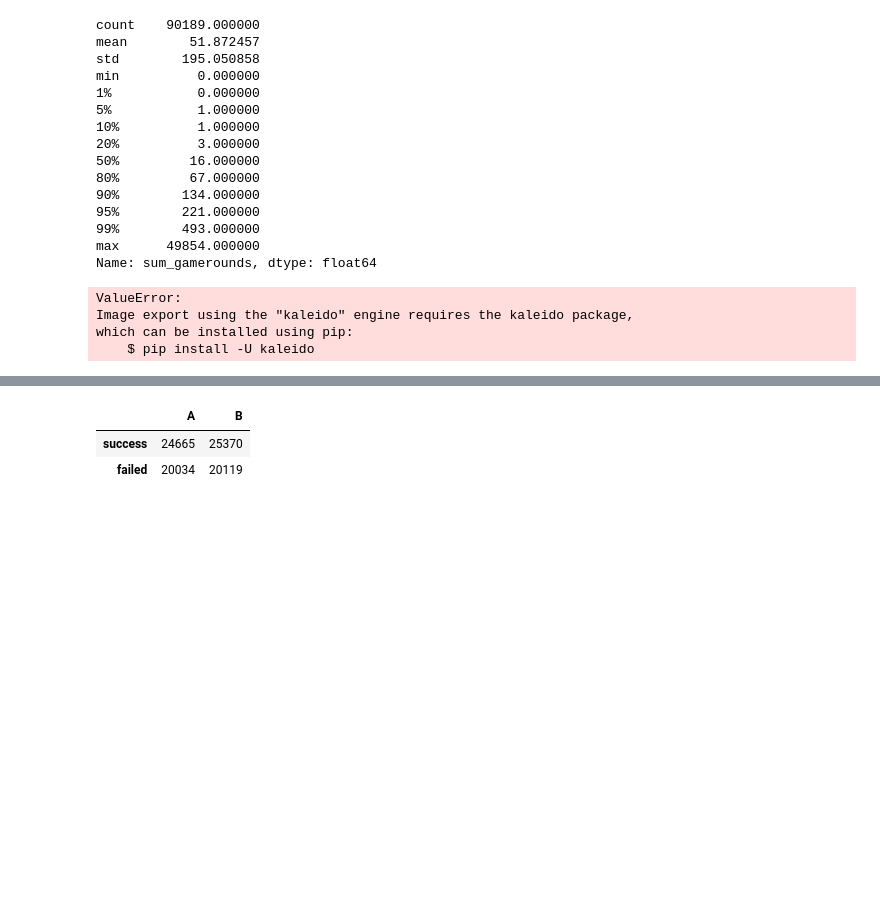
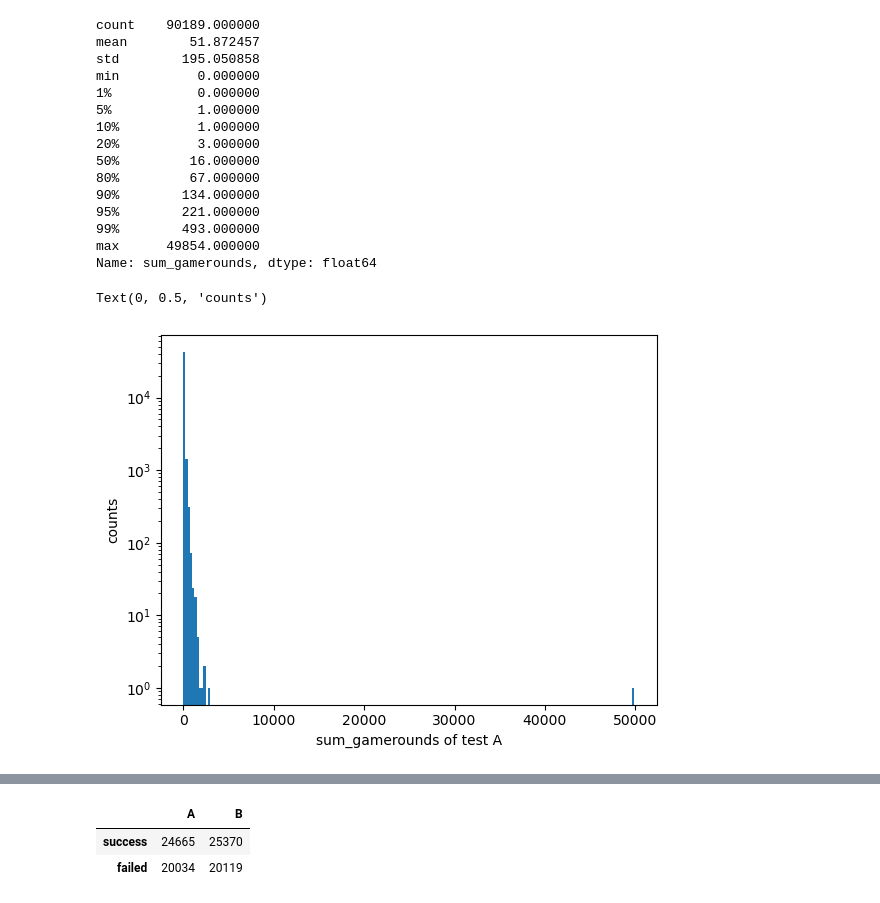
Before and after one commit to momincks/StatsTest, a Jupyter notebook: ab_test_chi2.ipynb, the cells around one changed output, grey strips where cells are left out. Drawn from its saved outputs; the diff is of its cells as text; code cells hidden in the pictures; blank space fills up the shorter version.

```diff
--- a/ab_test_chi2.ipynb
+++ b/ab_test_chi2.ipynb
@@ -57,13 +60,13 @@ test_a = df[df["version"] == "gate_30"]
 test_b = df[df["version"] == "gate_40"]
 # %%
 # visualize histogram of sum_gamerounds of test_a
-fig = px.histogram(test_a["sum_gamerounds"], log_y=True, title="sum_gamerounds of test A")
-fig.show("notebook")
+# fig = px.histogram(test_a["sum_gamerounds"], log_y=True, title="sum_gamerounds of test A")
+plt.hist(test_a["sum_gamerounds"], bins=200, log=True)
+plt.xlabel("sum_gamerounds of test A")
+plt.ylabel("counts")
 # %% [output]
-ValueError:
-Image export using the "kaleido" engine requires the kaleido package,
-which can be installed using pip:
-    $ pip install -U kaleido
+Text(0, 0.5, 'counts')
+[figure, added]
 # %%
 # remove the largest outlier
 test_a = test_a[test_a["sum_gamerounds"] != test_a["sum_gamerounds"].max()]
```
Also changed, not shown: parts of 4 cells of this notebook.
